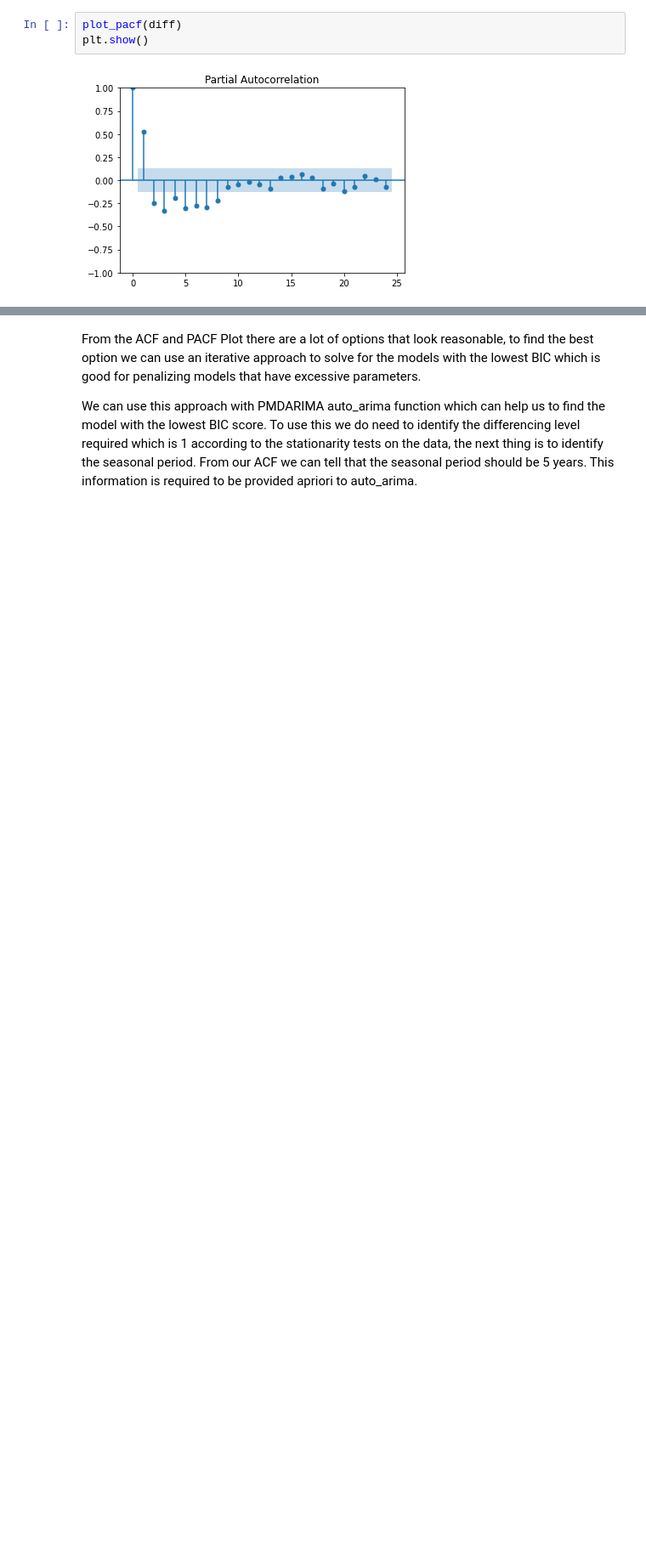
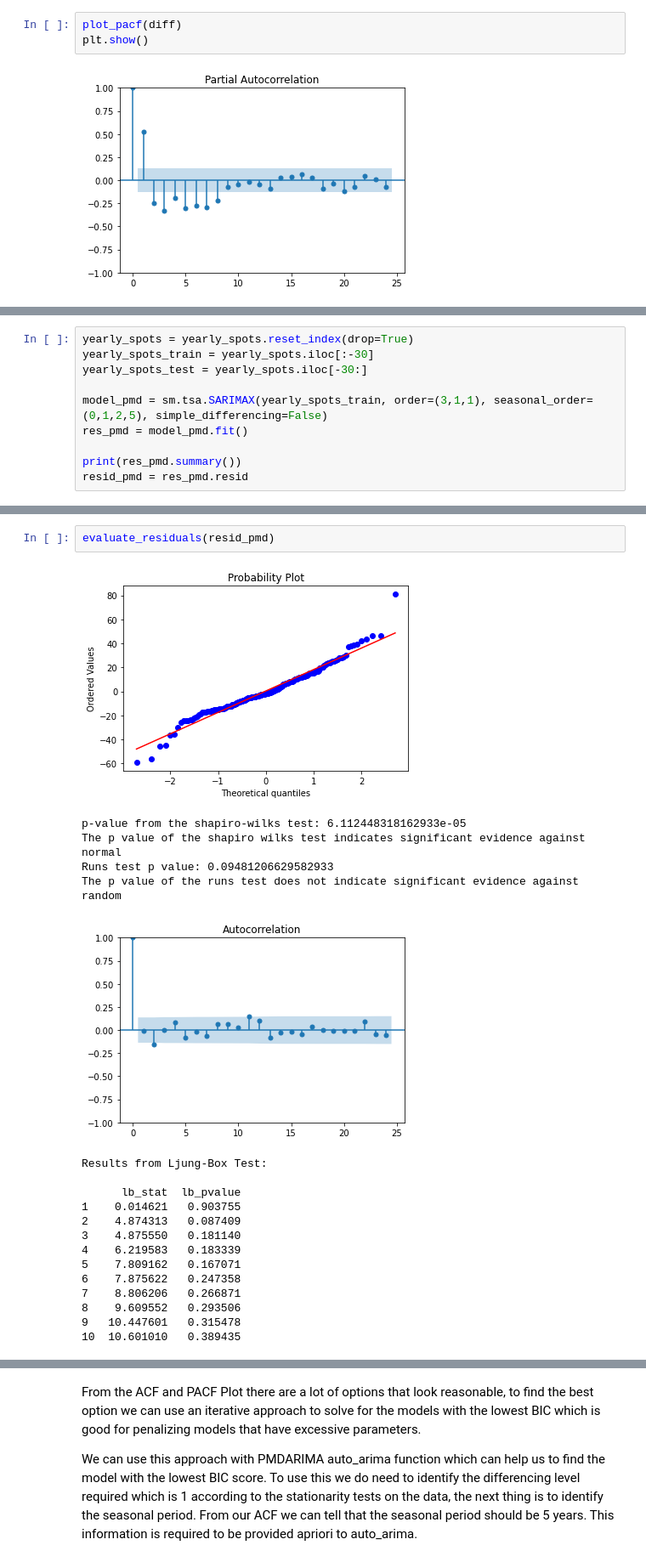
Before and after one commit to josh-grou/Final-Project, a Jupyter notebook: Final_Project.ipynb, the cells around one changed output, grey strips where cells are left out. Shown at 85% size. Saved outputs shown, nothing was run; the diff lists cells and outputs as text; blank space fills up the shorter version.

```diff
--- a/Final_Project.ipynb
+++ b/Final_Project.ipynb
@@ -475,0 +566,10 @@ plt.show()
+# %%
+yearly_spots = yearly_spots.reset_index(drop=True)
+yearly_spots_train = yearly_spots.iloc[:-30]
+yearly_spots_test = yearly_spots.iloc[-30:]
+
+model_pmd = sm.tsa.SARIMAX(yearly_spots_train, order=(3,1,1), seasonal_order=(0,1,2,5), simple_differencing=False)
+res_pmd = model_pmd.fit()
+
+print(res_pmd.summary())
+resid_pmd = res_pmd.resid
@@ -475,0 +594,22 @@ plt.show()
+# %%
+evaluate_residuals(resid_pmd)
+# %% [output]
+[figure, added]
+p-value from the shapiro-wilks test: 6.112448318162933e-05
+The p value of the shapiro wilks test indicates significant evidence against normal
+Runs test p value: 0.09481206629582933
+The p value of the runs test does not indicate significant evidence against random
+[figure, added]
+Results from Ljung-Box Test:
+
+      lb_stat  lb_pvalue
+1    0.014621   0.903755
+2    4.874313   0.087409
+3    4.875550   0.181140
+4    6.219583   0.183339
+5    7.809162   0.167071
+6    7.875622   0.247358
+7    8.806206   0.266871
+8    9.609552   0.293506
+9   10.447601   0.315478
+10  10.601010   0.389435
```
Also changed, not shown: parts of 18 cells of this notebook.
